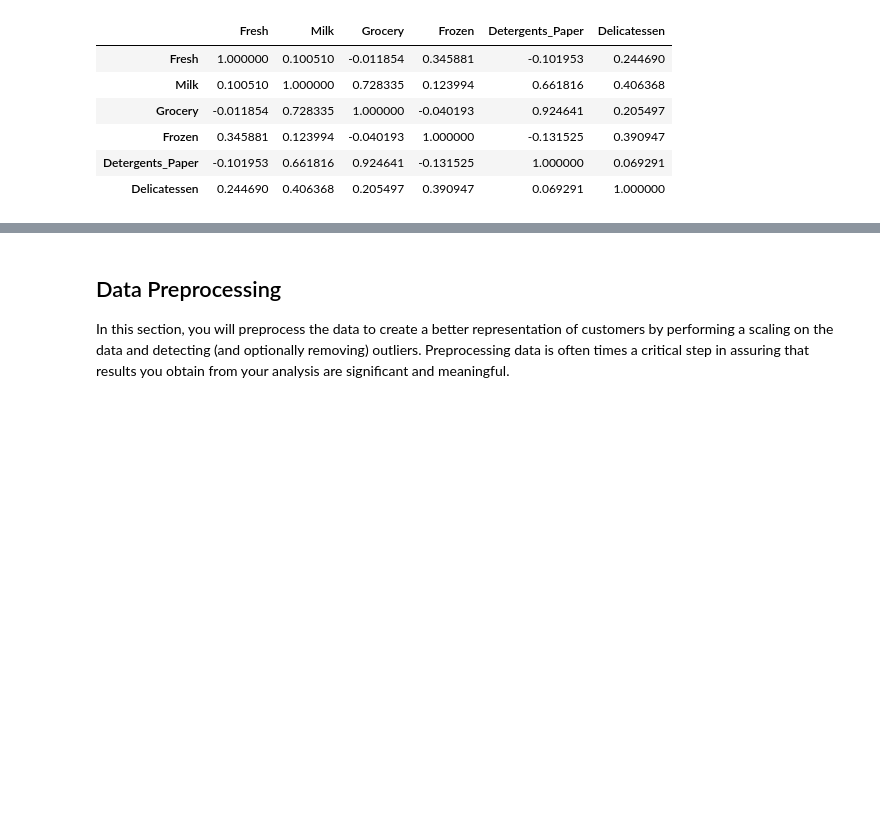
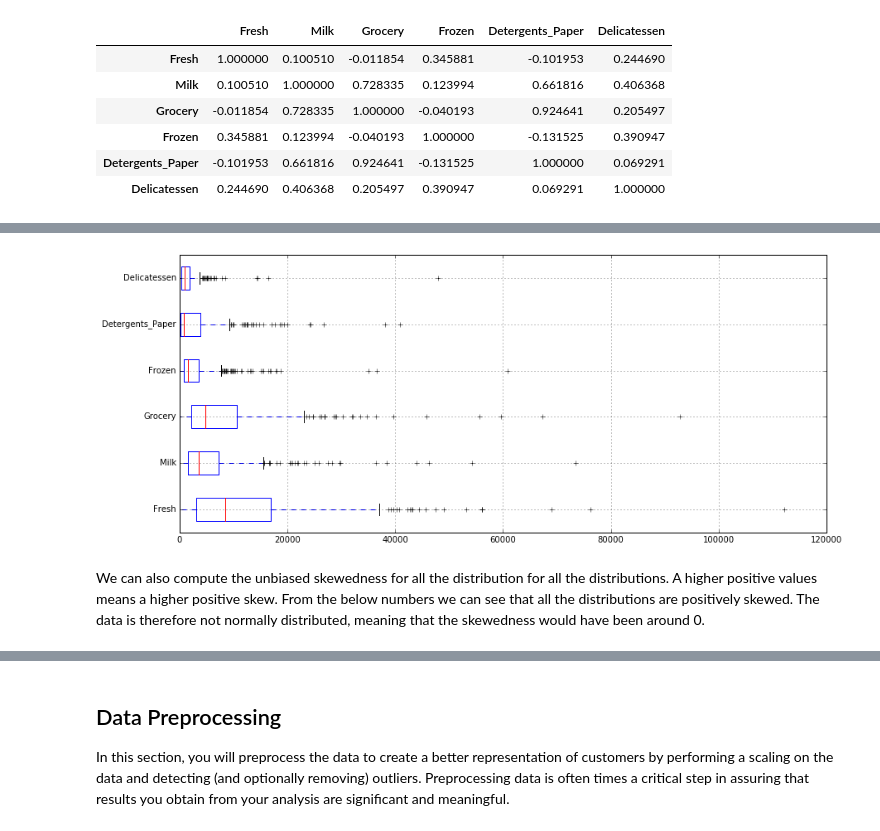
Before and after one commit to thomalm/udacity, a Jupyter notebook: machine-learning-nanodegree/p3-customer-segmentation/customer_segments.ipynb, the cells around one changed output, grey strips where cells are left out. Drawn from its saved outputs; the diff is of its cells as text; code cells hidden in the pictures; blank space fills up the shorter version.

```diff
--- a/machine-learning-nanodegree/p3-customer-segmentation/customer_segments.ipynb
+++ b/machine-learning-nanodegree/p3-customer-segmentation/customer_segments.ipynb
@@ -180,0 +190,10 @@ data.corr()
+# %%
+# Set the figure size
+plt.figure(figsize=(14, 6))
+
+# Plot a boxplot
+data.boxplot(vert=False, return_type='axes');
+# %% [output]
+[figure, added]
+# %% [markdown]
+We can also compute the unbiased skewedness for all the distribution for all the distributions. A higher positive values means a higher positive skew. From the below numbers we can see that all the distributions are positively skewed. The data is therefore not normally distributed, meaning that the skewedness would have been around 0.
```
Also changed, not shown: parts of 13 cells of this notebook, 1 other file.
